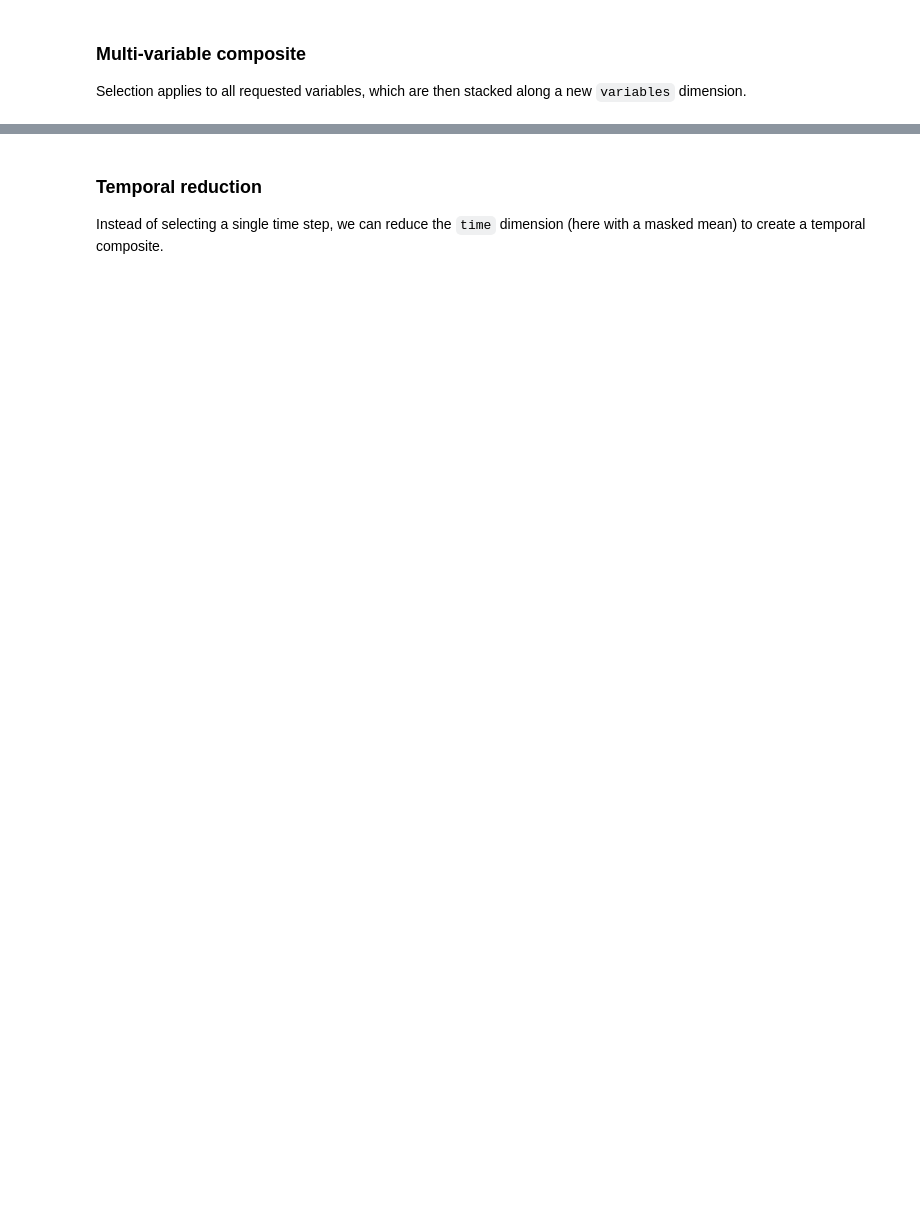
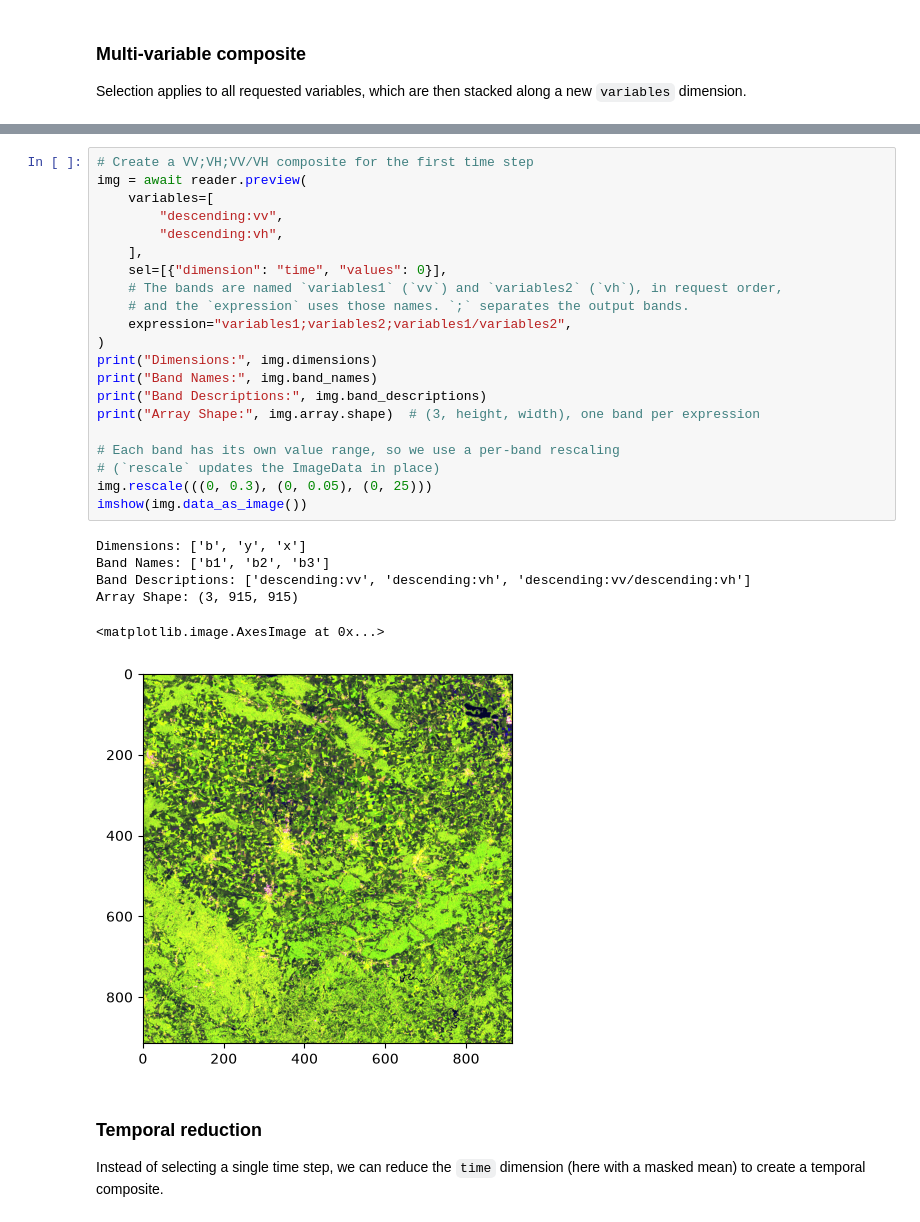
Before and after one commit to cogeotiff/rio-tiler, a Jupyter notebook: docs/src/examples/Working-with-GeoZarr.ipynb, the cells around one changed output, grey strips where cells are left out. Drawn from its saved outputs; the diff is of its cells as text; blank space fills up the shorter version.

```diff
--- a/docs/src/examples/Working-with-GeoZarr.ipynb
+++ b/docs/src/examples/Working-with-GeoZarr.ipynb
@@ -336,6 +375,34 @@ Band Descriptions: ['descending:vv', 'descending:vh', 'descending:vv']
 Array Shape: (3, 915, 915)
 <matplotlib.image.AxesImage at 0x...>
 [figure]
+# %%
+# Create a VV;VH;VV/VH composite for the first time step
+img = await reader.preview(
+    variables=[
+        "descending:vv",
+        "descending:vh",
+    ],
+    sel=[{"dimension": "time", "values": 0}],
+    # The bands are named `variables1` (`vv`) and `variables2` (`vh`), in request order,
+    # and the `expression` uses those names. `;` separates the output bands.
+    expression="variables1;variables2;variables1/variables2",
+)
+print("Dimensions:", img.dimensions)
+print("Band Names:", img.band_names)
+print("Band Descriptions:", img.band_descriptions)
+print("Array Shape:", img.array.shape)  # (3, height, width), one band per expression
+
+# Each band has its own value range, so we use a per-band rescaling
+# (`rescale` updates the ImageData in place)
+img.rescale(((0, 0.3), (0, 0.05), (0, 25)))
+imshow(img.data_as_image())
+# %% [output]
+Dimensions: ['b', 'y', 'x']
+Band Names: ['b1', 'b2', 'b3']
+Band Descriptions: ['descending:vv', 'descending:vh', 'descending:vv/descending:vh']
+Array Shape: (3, 915, 915)
+<matplotlib.image.AxesImage at 0x...>
+[figure, added]
 # %% [markdown]
 ### Temporal reduction
 
```
Also changed, not shown: parts of 15 cells of this notebook.
